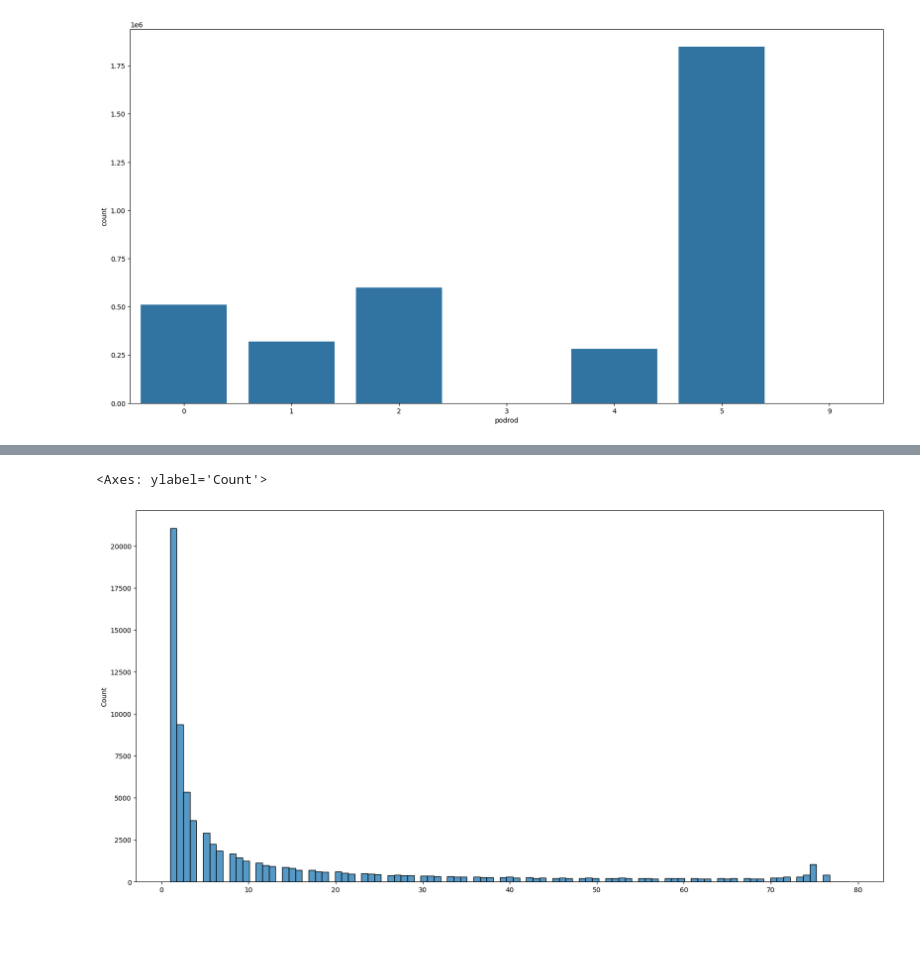
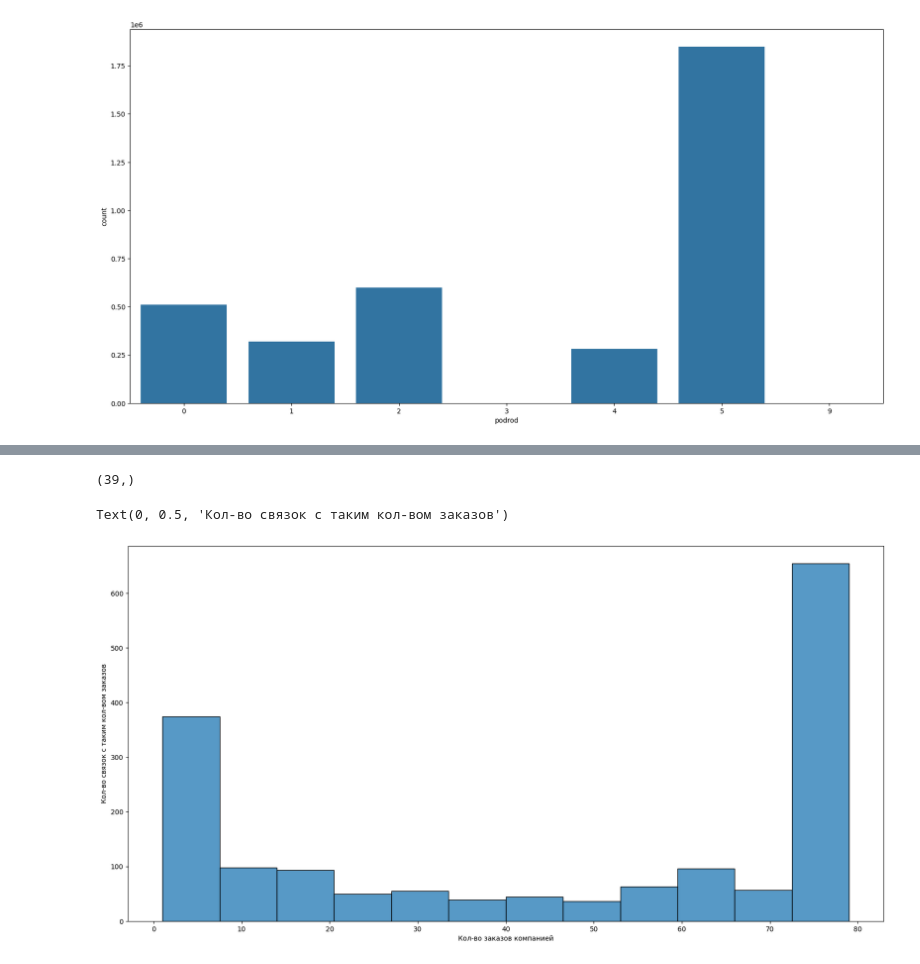
Before and after one commit to peragmat/datawagon, a Jupyter notebook: notebooks/EDA.ipynb, the cells around one changed output, grey strips where cells are left out. Cells and saved outputs as stored; diff of their text form; code cells hidden in the pictures; blank space fills up the shorter version.

```diff
--- a/notebooks/EDA.ipynb
+++ b/notebooks/EDA.ipynb
@@ -232,9 +233,12 @@ sns.barplot(data.podrod.value_counts())
 target_granularity = [
     "period",
     "rps",
-    "holding_name",
-    "sender_department_name",
-    "recipient_department_name",
+    "recipient_railway_name",
+    "sender_railway_name",
+
+    # "holding_name",
+    # "sender_department_name",
+    # "recipient_department_name",
 ]
 # %%
 shorten_data = extended_data[target_granularity + ['real_wagon_count']]
@@ -270,8 +321,15 @@ for _, item in shorten_data.groupby(target_granularity[1:]):
+# %%
+extended_data['recipient_railway_name'].value_counts().shape
+# %% [output]
+(39,)
 # %%
 sns.histplot(y_counts)
+# plt.title('')
+plt.xlabel('Кол-во заказов компанией')
+plt.ylabel('Кол-во связок с таким кол-вом заказов')
 # %% [output]
-<Axes: ylabel='Count'>
+Text(0, 0.5, 'Кол-во связок с таким кол-вом заказов')
-[figure, old version]
+[figure, new version]
 # %%
 x_data = list()
 y_data = list()
```
Also changed, not shown: parts of 27 cells of this notebook.
